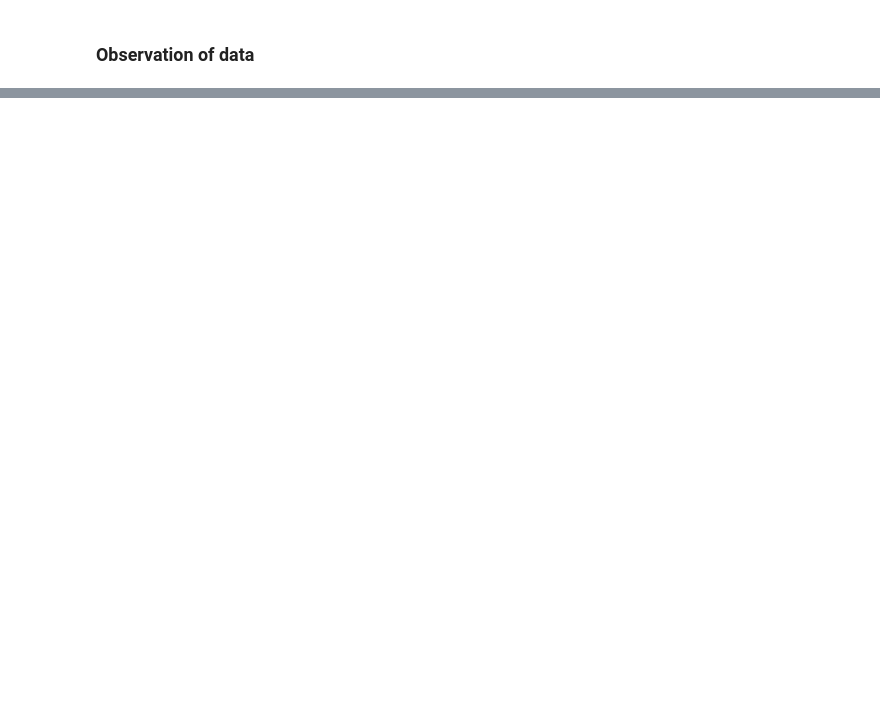
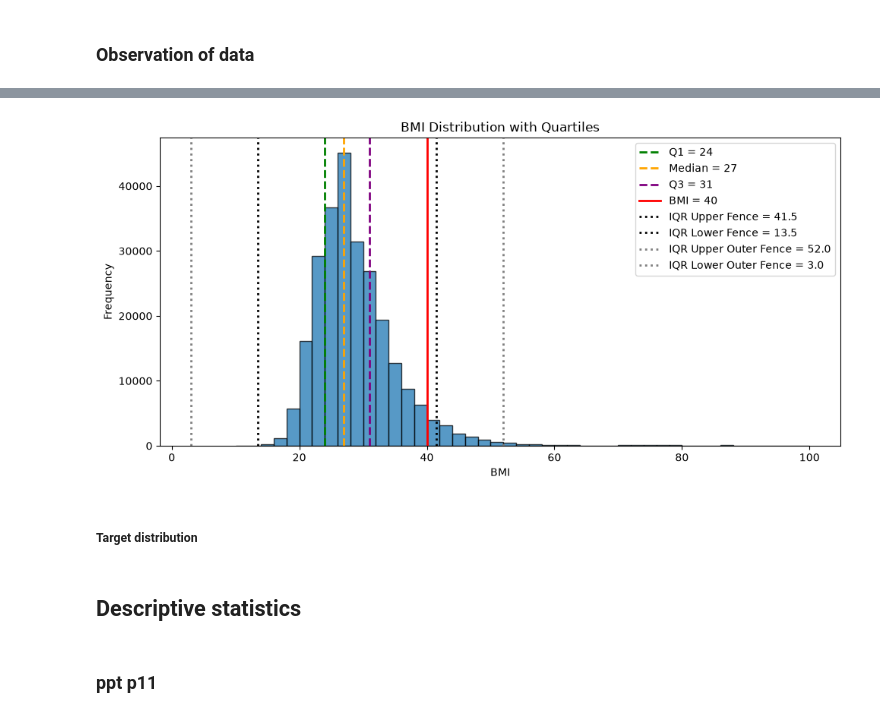
Before and after one commit to kurochan1901/115-1_Data-Analysis-and-Modeling, a Jupyter notebook: HW2/HW2.ipynb, the cells around one changed output, grey strips where cells are left out. Drawn from its saved outputs; the diff is of its cells as text; code cells hidden in the pictures; blank space fills up the shorter version.

Commit message:
observaiton of BMI, descriptive statistics

```diff
--- a/HW2/HW2.ipynb
+++ b/HW2/HW2.ipynb
@@ -160,0 +237,61 @@ Name: count, dtype: int64
+# %%
+# BMI Distribution
+
+plt.figure(figsize=(10, 5))
+
+# Histogram
+plt.hist(bmi, bins=range(10, 101, 2),
+         edgecolor="black", alpha=0.75)
+
+# Quartiles
+plt.axvline(Q1, color="green", linestyle="--",
+            linewidth=2, label=f"Q1 = {Q1:.0f}")
+
+plt.axvline(Q2, color="orange", linestyle="--",
+            linewidth=2, label=f"Median = {Q2:.0f}")
+
+plt.axvline(Q3, color="purple", linestyle="--",
+            linewidth=2, label=f"Q3 = {Q3:.0f}")
+
+# BMI = 40
+plt.axvline(40, color="red", linestyle="-",
+            linewidth=2, label="BMI = 40")
+
+# IQR Upper Fence
+upper = Q3 + 1.5 * (Q3 - Q1)
+
+plt.axvline(upper, color="black", linestyle=":",
+    linewidth=2, label=f"IQR Upper Fence = {upper:.1f}"
+)
+
+#IQR Lower Fence
+lower = Q1 - 1.5 * (Q3 - Q1)
+
+plt.axvline(lower, color="black", linestyle=":",
+    linewidth=2, label=f"IQR Lower Fence = {lower:.1f}"
+)
+
+#IQR Upper Outer Fence
+outer = Q3 + 3 * (Q3 - Q1)
+
+plt.axvline(outer, color="gray", linestyle=":",
+    linewidth=2, label=f"IQR Upper Outer Fence = {outer:.1f}"
+)
+
+#IQR Lower Outer Fence
+outer_lower = Q1 - 3 * (Q3 - Q1)
+
+plt.axvline(outer_lower, color="gray", linestyle=":",
+    linewidth=2, label=f"IQR Lower Outer Fence = {outer_lower:.1f}"
+)
+
+plt.xlabel("BMI")
+plt.ylabel("Frequency")
+plt.title("BMI Distribution with Quartiles")
+plt.legend()
+plt.tight_layout()
+plt.show()
+# %% [output]
+[figure, added]
+# %% [markdown]
+##### Target distribution
@@ -160,0 +310,2 @@ Name: count, dtype: int64
+# %% [markdown]
+## Descriptive statistics
@@ -160,0 +327,2 @@ Name: count, dtype: int64
+# %% [markdown]
+### ppt p11
```
Also changed, not shown: parts of 26 cells of this notebook, 1 other file.
